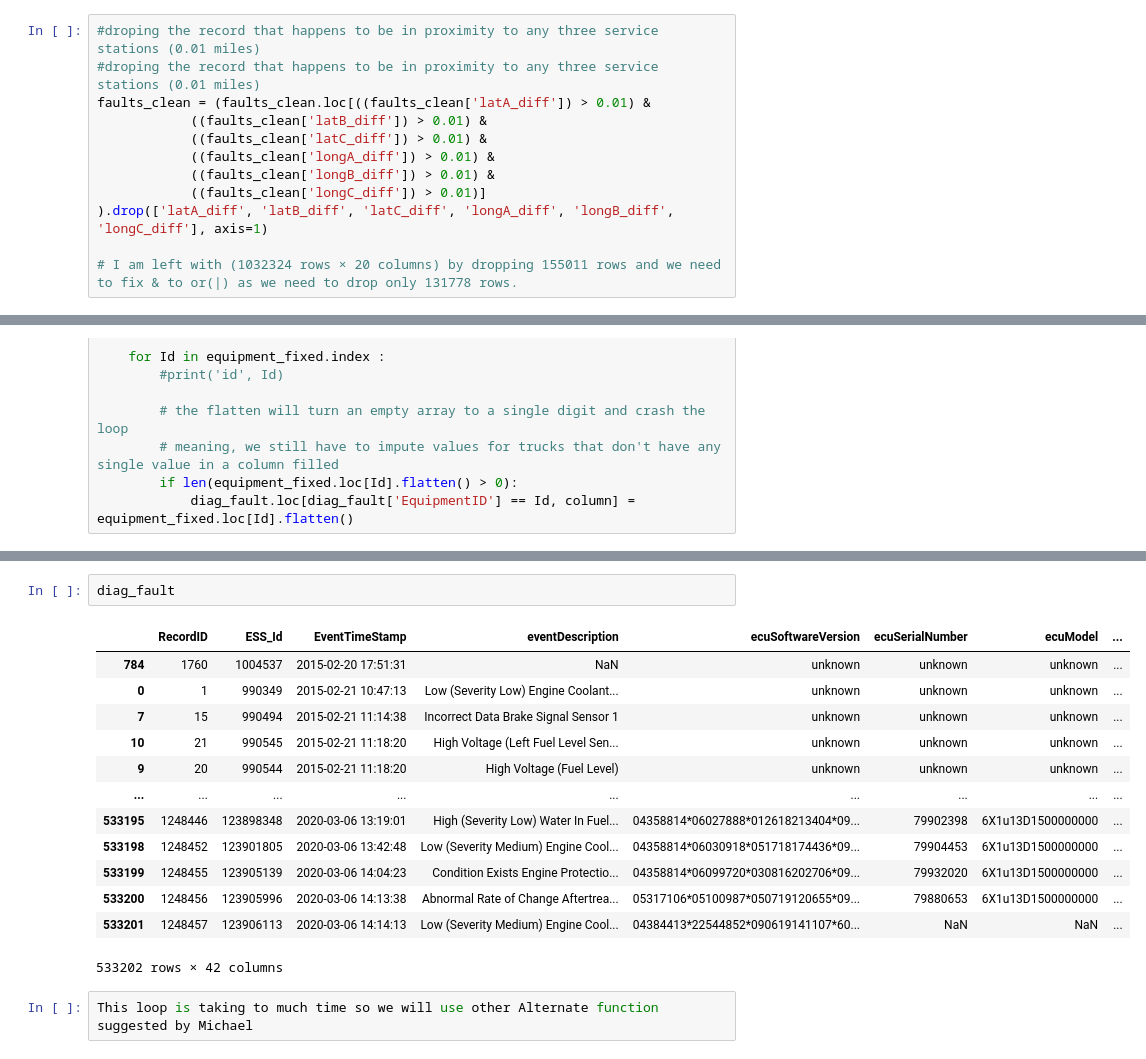
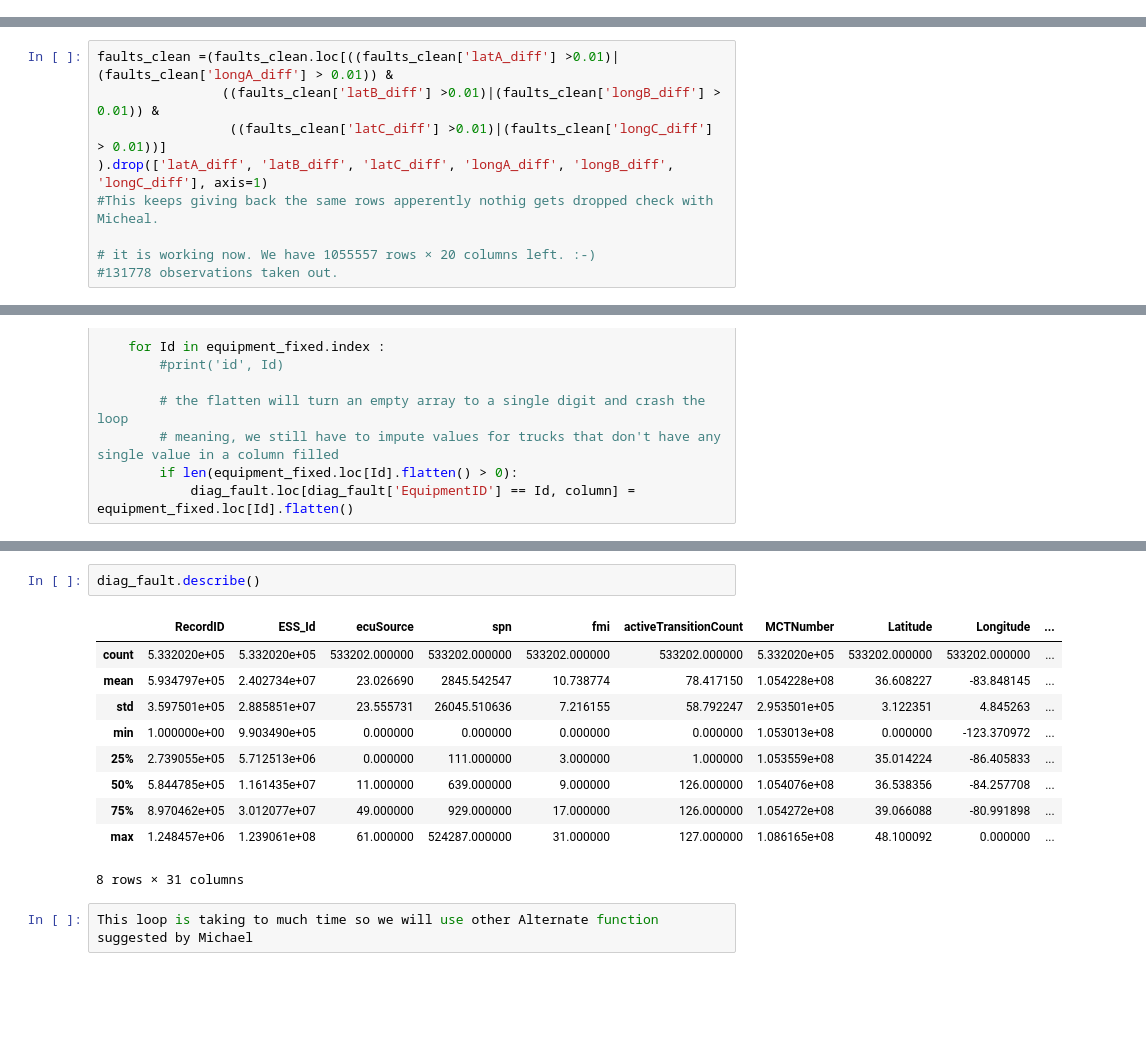
Before and after one commit to nss-data-science-cohort-6/big_g_express-elden_ring, a Jupyter notebook: notebooks/bigG_EDA_smita2.ipynb, the cells around one changed output, grey strips where cells are left out. Drawn from its saved outputs; the diff is of its cells as text; blank space fills up the shorter version.

```diff
--- a/notebooks/bigG_EDA_smita2.ipynb
+++ b/notebooks/bigG_EDA_smita2.ipynb
@@ -354,15 +369,3 @@ faults_clean #1187335 rows × 26 columns
 | 1187333 | 1248457 | 123906113 | 2020-03-06 14:14:13 | Low (Severity Medium) Engine Cool... | NaN | 04384413*22544852*090619141107*60... | ... |
 | 1187334 | 1248458 | 123906131 | 2020-03-06 14:15:34 | Low (Severity Medium) Engine Cool... | NaN | 04384413*22544852*090619141107*60... | ... |
 1187335 rows × 26 columns
-# %%
-#droping the record that happens to be in proximity to any three service stations (0.01 miles)
-#droping the record that happens to be in proximity to any three service stations (0.01 miles)
-faults_clean = (faults_clean.loc[((faults_clean['latA_diff']) > 0.01) &
-            ((faults_clean['latB_diff']) > 0.01) &
-            ((faults_clean['latC_diff']) > 0.01) &
-            ((faults_clean['longA_diff']) > 0.01) &
-            ((faults_clean['longB_diff']) > 0.01) &
-            ((faults_clean['longC_diff']) > 0.01)]
-).drop(['latA_diff', 'latB_diff', 'latC_diff', 'longA_diff', 'longB_diff', 'longC_diff'], axis=1)
-
-# I am left with (1032324 rows × 20 columns) by dropping 155011 rows and we need to fix & to or(|) as we need to drop only 131778 rows.
@@ -384,0 +394,9 @@ df_fault
+# %%
+faults_clean =(faults_clean.loc[((faults_clean['latA_diff'] >0.01)|(faults_clean['longA_diff'] > 0.01)) &
+                ((faults_clean['latB_diff'] >0.01)|(faults_clean['longB_diff'] > 0.01)) &
+                 ((faults_clean['latC_diff'] >0.01)|(faults_clean['longC_diff'] > 0.01))]
+).drop(['latA_diff', 'latB_diff', 'latC_diff', 'longA_diff', 'longB_diff', 'longC_diff'], axis=1)
+#This keeps giving back the same rows apperently nothig gets dropped check with Micheal.
+
+# it is working now. We have 1055557 rows × 20 columns left. :-)
+#131778 observations taken out.
@@ -730,19 +806,16 @@ for column in cols:
 # %%
-diag_fault
+diag_fault.describe()
 # %% [output]
-|  | RecordID | ESS_Id | EventTimeStamp | eventDescription | ecuSoftwareVersion | ecuSerialNumber | ecuModel | ... |
-| 784 | 1760 | 1004537 | 2015-02-20 17:51:31 | NaN | unknown | unknown | unknown | ... |
-| 0 | 1 | 990349 | 2015-02-21 10:47:13 | Low (Severity Low) Engine Coolant... | unknown | unknown | unknown | ... |
-| 7 | 15 | 990494 | 2015-02-21 11:14:38 | Incorrect Data Brake Signal Sensor 1 | unknown | unknown | unknown | ... |
-| 10 | 21 | 990545 | 2015-02-21 11:18:20 | High Voltage (Left Fuel Level Sen... | unknown | unknown | unknown | ... |
-| 9 | 20 | 990544 | 2015-02-21 11:18:20 | High Voltage (Fuel Level) | unknown | unknown | unknown | ... |
-| ... | ... | ... | ... | ... | ... | ... | ... | ... |
-| 533195 | 1248446 | 123898348 | 2020-03-06 13:19:01 | High (Severity Low) Water In Fuel... | 04358814*06027888*012618213404*09... | 79902398 | 6X1u13D1500000000 | ... |
-| 533198 | 1248452 | 123901805 | 2020-03-06 13:42:48 | Low (Severity Medium) Engine Cool... | 04358814*06030918*051718174436*09... | 79904453 | 6X1u13D1500000000 | ... |
-| 533199 | 1248455 | 123905139 | 2020-03-06 14:04:23 | Condition Exists Engine Protectio... | 04358814*06099720*030816202706*09... | 79932020 | 6X1u13D1500000000 | ... |
-| 533200 | 1248456 | 123905996 | 2020-03-06 14:13:38 | Abnormal Rate of Change Aftertrea... | 05317106*05100987*050719120655*09... | 79880653 | 6X1u13D1500000000 | ... |
-| 533201 | 1248457 | 123906113 | 2020-03-06 14:14:13 | Low (Severity Medium) Engine Cool... | 04384413*22544852*090619141107*60... | NaN | NaN | ... |
+|  | RecordID | ESS_Id | ecuSource | spn | fmi | activeTransitionCount | MCTNumber | Latitude | Longitude | ... |
+| count | 5.332020e+05 | 5.332020e+05 | 533202.000000 | 533202.000000 | 533202.000000 | 533202.000000 | 5.332020e+05 | 533202.000000 | 533202.000000 | ... |
+| mean | 5.934797e+05 | 2.402734e+07 | 23.026690 | 2845.542547 | 10.738774 | 78.417150 | 1.054228e+08 | 36.608227 | -83.848145 | ... |
+| std | 3.597501e+05 | 2.885851e+07 | 23.555731 | 26045.510636 | 7.216155 | 58.792247 | 2.953501e+05 | 3.122351 | 4.845263 | ... |
+| min | 1.000000e+00 | 9.903490e+05 | 0.000000 | 0.000000 | 0.000000 | 0.000000 | 1.053013e+08 | 0.000000 | -123.370972 | ... |
+| 25% | 2.739055e+05 | 5.712513e+06 | 0.000000 | 111.000000 | 3.000000 | 1.000000 | 1.053559e+08 | 35.014224 | -86.405833 | ... |
+| 50% | 5.844785e+05 | 1.161435e+07 | 11.000000 | 639.000000 | 9.000000 | 126.000000 | 1.054076e+08 | 36.538356 | -84.257708 | ... |
+| 75% | 8.970462e+05 | 3.012077e+07 | 49.000000 | 929.000000 | 17.000000 | 126.000000 | 1.054272e+08 | 39.066088 | -80.991898 | ... |
+| max | 1.248457e+06 | 1.239061e+08 | 61.000000 | 524287.000000 | 31.000000 | 127.000000 | 1.086165e+08 | 48.100092 | 0.000000 | ... |
-533202 rows × 42 columns
+8 rows × 31 columns
 # %%
 This loop is taking to much time so we will use other Alternate function suggested by Michael
 # %%
```
Also changed, not shown: parts of 14 cells of this notebook, 2 other files.
